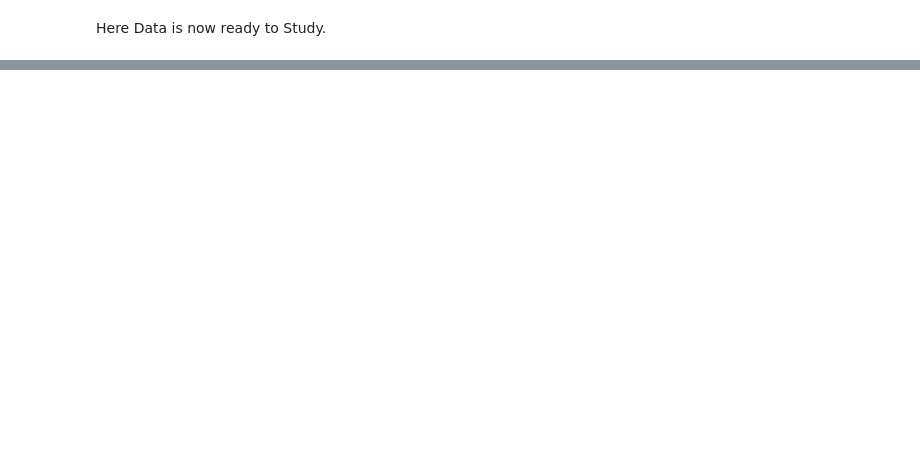
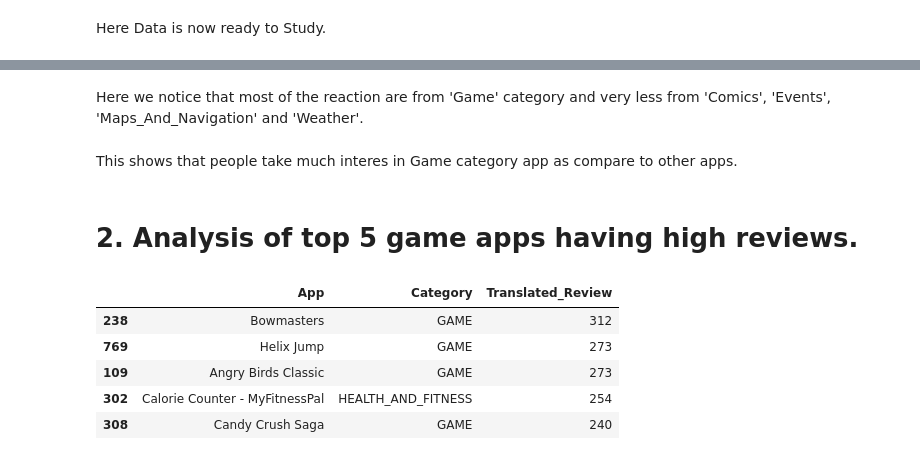
Before and after one commit to ChetanJadhav2341/Play-Store-App-Review-Analysis-EDA-, a Jupyter notebook: Play_Store_App_Review_Analysis_Capstone_Project.ipynb, the cells around one changed output, grey strips where cells are left out. Saved outputs shown, nothing was run; the diff lists cells and outputs as text; code cells hidden in the pictures; blank space fills up the shorter version.

```diff
--- a/Play_Store_App_Review_Analysis_Capstone_Project.ipynb
+++ b/Play_Store_App_Review_Analysis_Capstone_Project.ipynb
@@ -842,0 +877,25 @@ Here Data is now ready to Study.
+# %% [markdown]
+Here we notice that most of the reaction are from 'Game' category and very less from 'Comics', 'Events',
+'Maps_And_Navigation' and 'Weather'.
+# %% [markdown]
+This shows that people take much interes in Game category app as compare to other apps.
+# %% [markdown]
+# **2. Analysis of top 5 game apps having high reviews.**
+# %%
+#Most Translated_Review app in the playstore
+
+app=merged_df.groupby(['App','Category'])['Translated_Review'].count().reset_index()
+app=pd.DataFrame(app)
+
+#app
+app=app.sort_values(by=['Translated_Review'], ascending=False)
+
+#x=app[app['App']=='Facebook']
+app.head(5)
+# %% [output]
+|  | App | Category | Translated_Review |
+| 238 | Bowmasters | GAME | 312 |
+| 769 | Helix Jump | GAME | 273 |
+| 109 | Angry Birds Classic | GAME | 273 |
+| 302 | Calorie Counter - MyFitnessPal | HEALTH_AND_FITNESS | 254 |
+| 308 | Candy Crush Saga | GAME | 240 |
```
Also changed, not shown: parts of 22 cells of this notebook.
